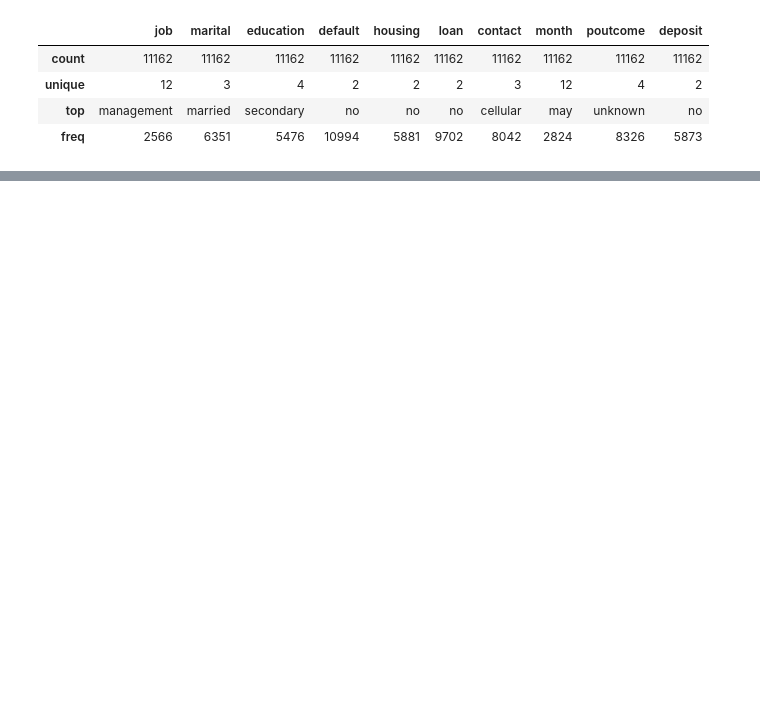
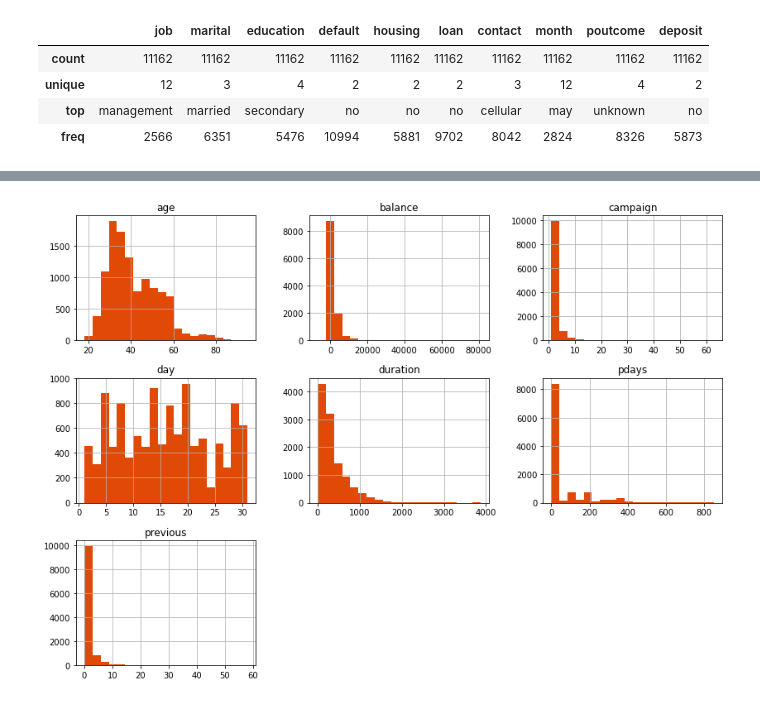
Before and after one commit to ducpminh668/analyst_open_deposit, a Jupyter notebook: Bank Marketing DataSet - Intelligent Targeting.ipynb, the cells around one changed output, grey strips where cells are left out. Cells and saved outputs as stored; diff of their text form; code cells hidden in the pictures; blank space fills up the shorter version.

```diff
--- a/Bank Marketing DataSet - Intelligent Targeting.ipynb
+++ b/Bank Marketing DataSet - Intelligent Targeting.ipynb
@@ -71,0 +120,5 @@ Requirement already satisfied: six in /Library/Frameworks/Python.framework/Versi
+# %%
+raw_data.hist(bins=20, figsize=(14,10), color='#E14906')
+plt.show()
+# %% [output]
+[figure, added]
```
Also changed, not shown: parts of 12 cells of this notebook.
